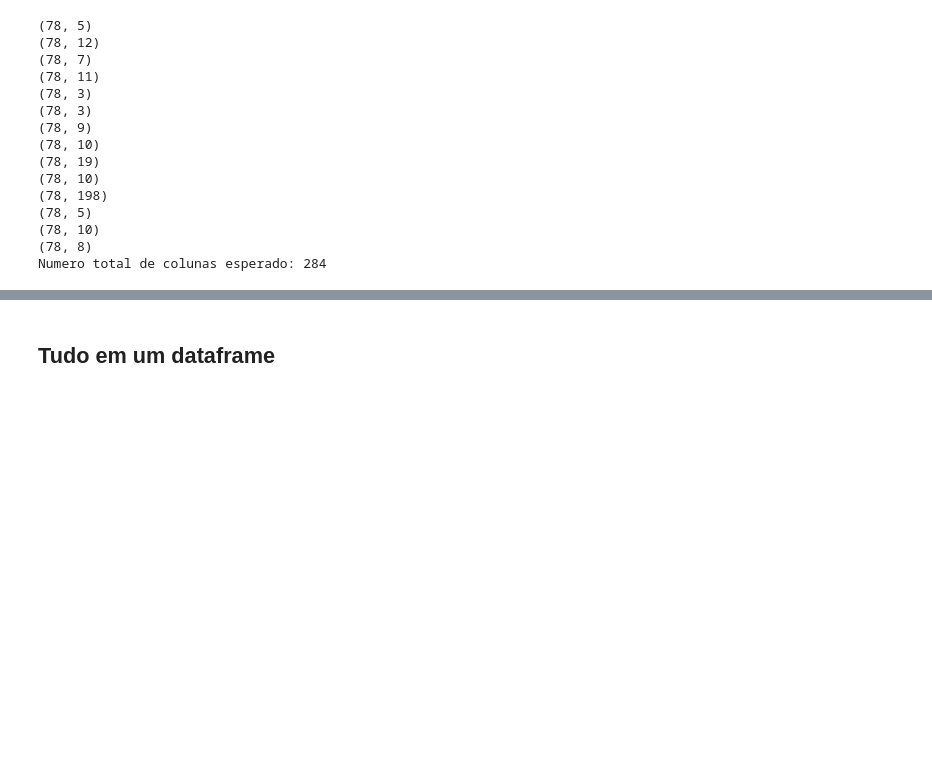
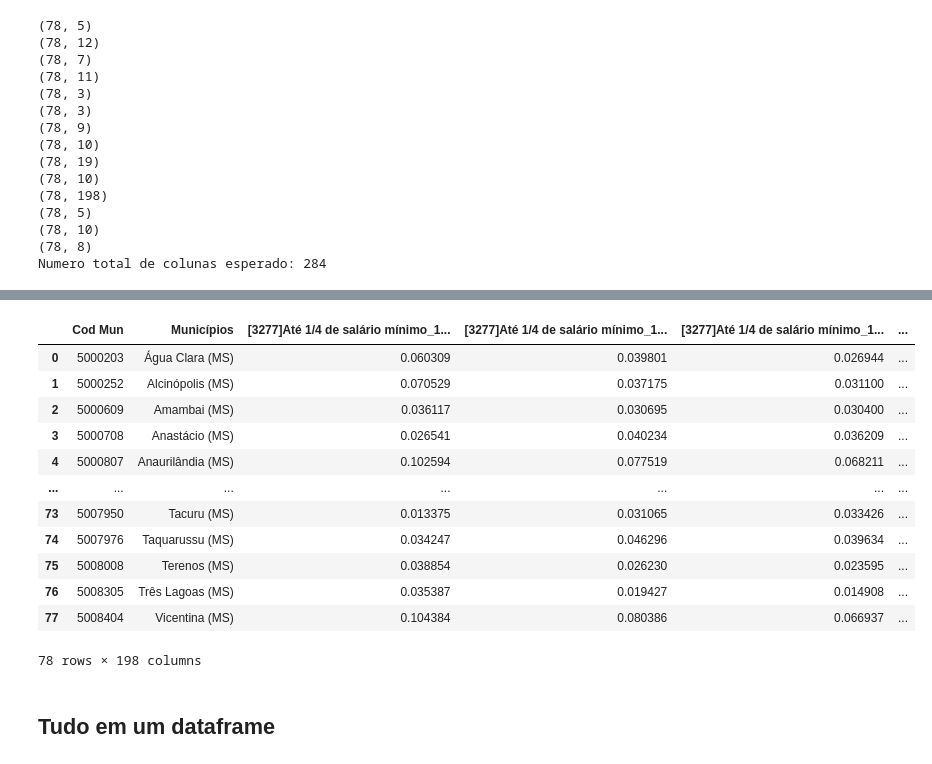
Before and after one commit to arthurchieppe/projetoInfGeo, a Jupyter notebook: Mato_Grosso_do_Sul.ipynb, the cells around one changed output, grey strips where cells are left out. Saved outputs shown, nothing was run; the diff lists cells and outputs as text; code cells hidden in the pictures; blank space fills up the shorter version.

```diff
--- a/Mato_Grosso_do_Sul.ipynb
+++ b/Mato_Grosso_do_Sul.ipynb
@@ -218,3 +219,47 @@ dtype: int64
+# %%
+def get_percentage_3277(df):
+    cols = df.columns[2:]
+    ls_cols = [
+    [col for col in df.columns if '10 a 14 anos' in col],
+    [col for col in df.columns if '15 a 17 anos' in col],
+    [col for col in df.columns if '15 a 19 anos' in col],
+    [col for col in df.columns if '18 ou 19 anos' in col],
+    [col for col in df.columns if '20 a 24 anos' in col],
+    [col for col in df.columns if '25 a 29 anos' in col],
+    [col for col in df.columns if '30 a 34 anos' in col],
+    [col for col in df.columns if '35 a 39 anos' in col],
+    [col for col in df.columns if '40 a 44 anos' in col],
+    [col for col in df.columns if '45 a 49 anos' in col],
+    [col for col in df.columns if '50 a 54 anos' in col],
+    [col for col in df.columns if '55 a 59 anos' in col],
+    [col for col in df.columns if '60 a 69 anos' in col],
+    [col for col in df.columns if '70 anos ou mais' in col]
+    ]
+    for age_group in ls_cols:
+
+        total_col = [col for col in age_group if 'Total' in col]
+        # All columns except total_col
+        cols = [col for col in age_group if col not in total_col]
+        for col in cols:
+            df[col] = df[col] / df[total_col[0]]
+
+    return df
+
+get_percentage_3277(ls_df[10])
+# %% [output]
+|  | Cod Mun | Municípios | [3277]Até 1/4 de salário mínimo_1... | [3277]Até 1/4 de salário mínimo_1... | [3277]Até 1/4 de salário mínimo_1... | ... |
+| 0 | 5000203 | Água Clara (MS) | 0.060309 | 0.039801 | 0.026944 | ... |
+| 1 | 5000252 | Alcinópolis (MS) | 0.070529 | 0.037175 | 0.031100 | ... |
+| 2 | 5000609 | Amambai (MS) | 0.036117 | 0.030695 | 0.030400 | ... |
+| 3 | 5000708 | Anastácio (MS) | 0.026541 | 0.040234 | 0.036209 | ... |
+| 4 | 5000807 | Anaurilândia (MS) | 0.102594 | 0.077519 | 0.068211 | ... |
+| ... | ... | ... | ... | ... | ... | ... |
+| 73 | 5007950 | Tacuru (MS) | 0.013375 | 0.031065 | 0.033426 | ... |
+| 74 | 5007976 | Taquarussu (MS) | 0.034247 | 0.046296 | 0.039634 | ... |
+| 75 | 5008008 | Terenos (MS) | 0.038854 | 0.026230 | 0.023595 | ... |
+| 76 | 5008305 | Três Lagoas (MS) | 0.035387 | 0.019427 | 0.014908 | ... |
+| 77 | 5008404 | Vicentina (MS) | 0.104384 | 0.080386 | 0.066937 | ... |
+78 rows × 198 columns
 # %% [markdown]
 ## Tudo em um dataframe
 # %%
```
Also changed, not shown: parts of 19 cells of this notebook, 2 other files.
